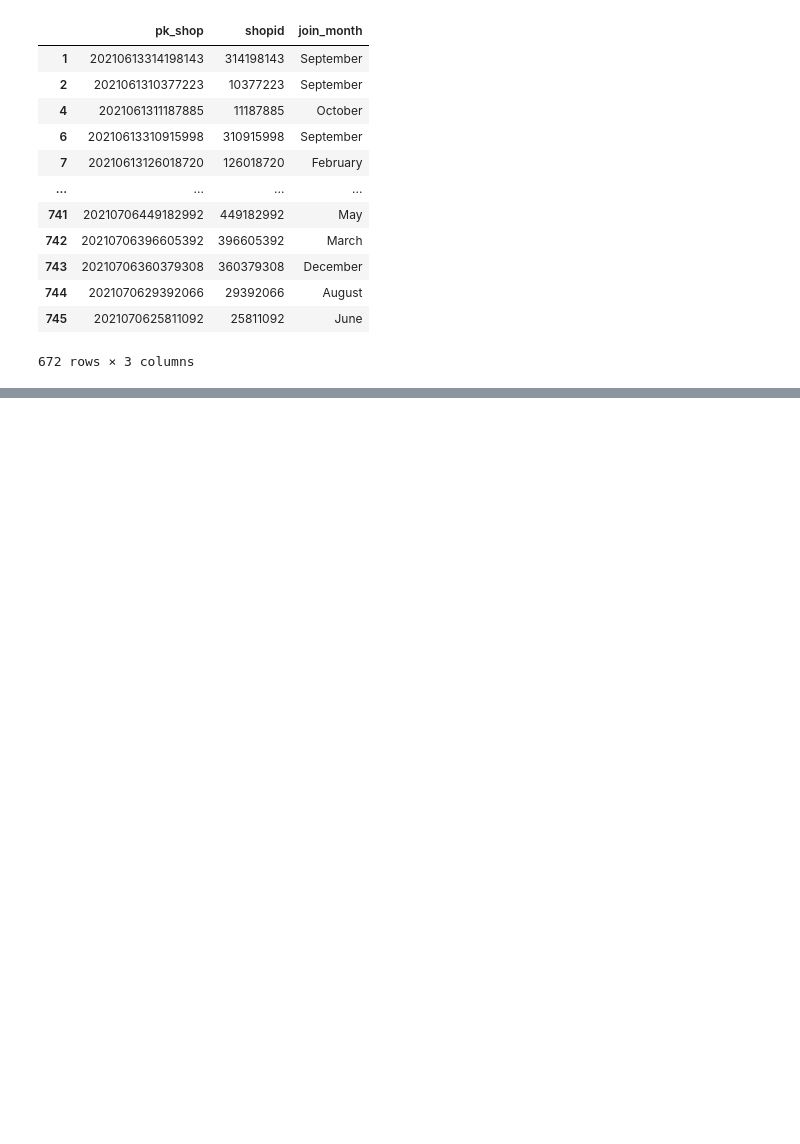
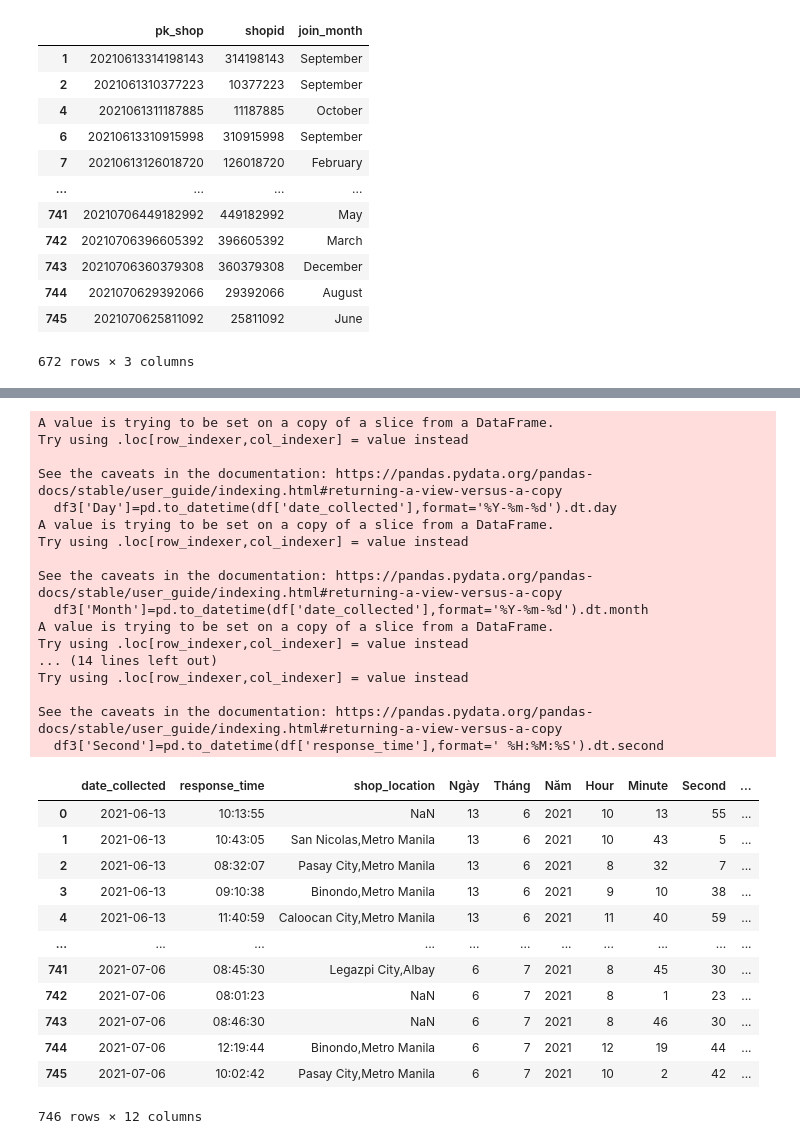
Before and after one commit to doanthehung0809/DAP2304R1, a Jupyter notebook: thuc hanh data Shopee.ph Korean-top clothing – Shop data.ipynb, the cells around one changed output, grey strips where cells are left out. Drawn from its saved outputs; the diff is of its cells as text; code cells hidden in the pictures; blank space fills up the shorter version.

Commit message:
data shoppe Korean

```diff
--- a/thuc hanh data Shopee.ph Korean-top clothing – Shop data.ipynb
+++ b/thuc hanh data Shopee.ph Korean-top clothing – Shop data.ipynb
@@ -65,7 +65,3 @@ df3
 | 601 | 20210706412536354 | 2021-07-06 | 412536354 | JK Women's Shopping Mall | March | 29 | 2021 | 518 | ... |
 | 659 | 20210706412764444 | 2021-07-06 | 412764444 | la6rsf90hp | March | 29 | 2021 | 10 | ... |
 | 687 | 20210706455548857 | 2021-07-06 | 455548857 | mr.monkey.ph | May | 31 | 2021 | 1000 | ... |
-# %%
-import numpy as np
-df1['new'] = np.where[df1['join_day']>27 | df1['join_year']>2020]
-df1
@@ -73,0 +84,4 @@ ValueError: The truth value of a Series is ambiguous. Use a.empty, a.bool(), a.i
+# %%
+# thuc hanh tren bo du lieu gom: date_collected,response_time, shop_location
+df3 = df1[['date_collected','response_time', 'shop_location']]
+df3
@@ -73,0 +102,40 @@ ValueError: The truth value of a Series is ambiguous. Use a.empty, a.bool(), a.i
+# %%
+# tach thanh cot ngay, thang, nam, gio, phut, giay rieng
+df3['Day']=pd.to_datetime(df['date_collected'],format='%Y-%m-%d').dt.day
+df3['Month']=pd.to_datetime(df['date_collected'],format='%Y-%m-%d').dt.month
+df3['Year']=pd.to_datetime(df['date_collected'],format='%Y-%m-%d').dt.year
+df3['Hour']=pd.to_datetime(df['response_time'],format=' %H:%M:%S').dt.hour
+df3['Minute']=pd.to_datetime(df['response_time'],format=' %H:%M:%S').dt.minute
+df3['Second']=pd.to_datetime(df['response_time'],format=' %H:%M:%S').dt.second
+df3
+# %% [output]
+A value is trying to be set on a copy of a slice from a DataFrame.
+Try using .loc[row_indexer,col_indexer] = value instead
+
+See the caveats in the documentation: https://pandas.pydata.org/pandas-docs/stable/user_guide/indexing.html#returning-a-view-versus-a-copy
+  df3['Day']=pd.to_datetime(df['date_collected'],format='%Y-%m-%d').dt.day
+A value is trying to be set on a copy of a slice from a DataFrame.
+Try using .loc[row_indexer,col_indexer] = value instead
+
+See the caveats in the documentation: https://pandas.pydata.org/pandas-docs/stable/user_guide/indexing.html#returning-a-view-versus-a-copy
+  df3['Month']=pd.to_datetime(df['date_collected'],format='%Y-%m-%d').dt.month
+A value is trying to be set on a copy of a slice from a DataFrame.
+Try using .loc[row_indexer,col_indexer] = value instead
+... (14 lines left out)
+Try using .loc[row_indexer,col_indexer] = value instead
+
+See the caveats in the documentation: https://pandas.pydata.org/pandas-docs/stable/user_guide/indexing.html#returning-a-view-versus-a-copy
+  df3['Second']=pd.to_datetime(df['response_time'],format=' %H:%M:%S').dt.second
+|  | date_collected | response_time | shop_location | Ngày | Tháng | Năm | Hour | Minute | Second | ... |
+| 0 | 2021-06-13 | 10:13:55 | NaN | 13 | 6 | 2021 | 10 | 13 | 55 | ... |
+| 1 | 2021-06-13 | 10:43:05 | San Nicolas,Metro Manila | 13 | 6 | 2021 | 10 | 43 | 5 | ... |
+| 2 | 2021-06-13 | 08:32:07 | Pasay City,Metro Manila | 13 | 6 | 2021 | 8 | 32 | 7 | ... |
+| 3 | 2021-06-13 | 09:10:38 | Binondo,Metro Manila | 13 | 6 | 2021 | 9 | 10 | 38 | ... |
+| 4 | 2021-06-13 | 11:40:59 | Caloocan City,Metro Manila | 13 | 6 | 2021 | 11 | 40 | 59 | ... |
+| ... | ... | ... | ... | ... | ... | ... | ... | ... | ... | ... |
+| 741 | 2021-07-06 | 08:45:30 | Legazpi City,Albay | 6 | 7 | 2021 | 8 | 45 | 30 | ... |
+| 742 | 2021-07-06 | 08:01:23 | NaN | 6 | 7 | 2021 | 8 | 1 | 23 | ... |
+| 743 | 2021-07-06 | 08:46:30 | NaN | 6 | 7 | 2021 | 8 | 46 | 30 | ... |
+| 744 | 2021-07-06 | 12:19:44 | Binondo,Metro Manila | 6 | 7 | 2021 | 12 | 19 | 44 | ... |
+| 745 | 2021-07-06 | 10:02:42 | Pasay City,Metro Manila | 6 | 7 | 2021 | 10 | 2 | 42 | ... |
+746 rows × 12 columns
```
Also changed, not shown: parts of 3 cells of this notebook.
